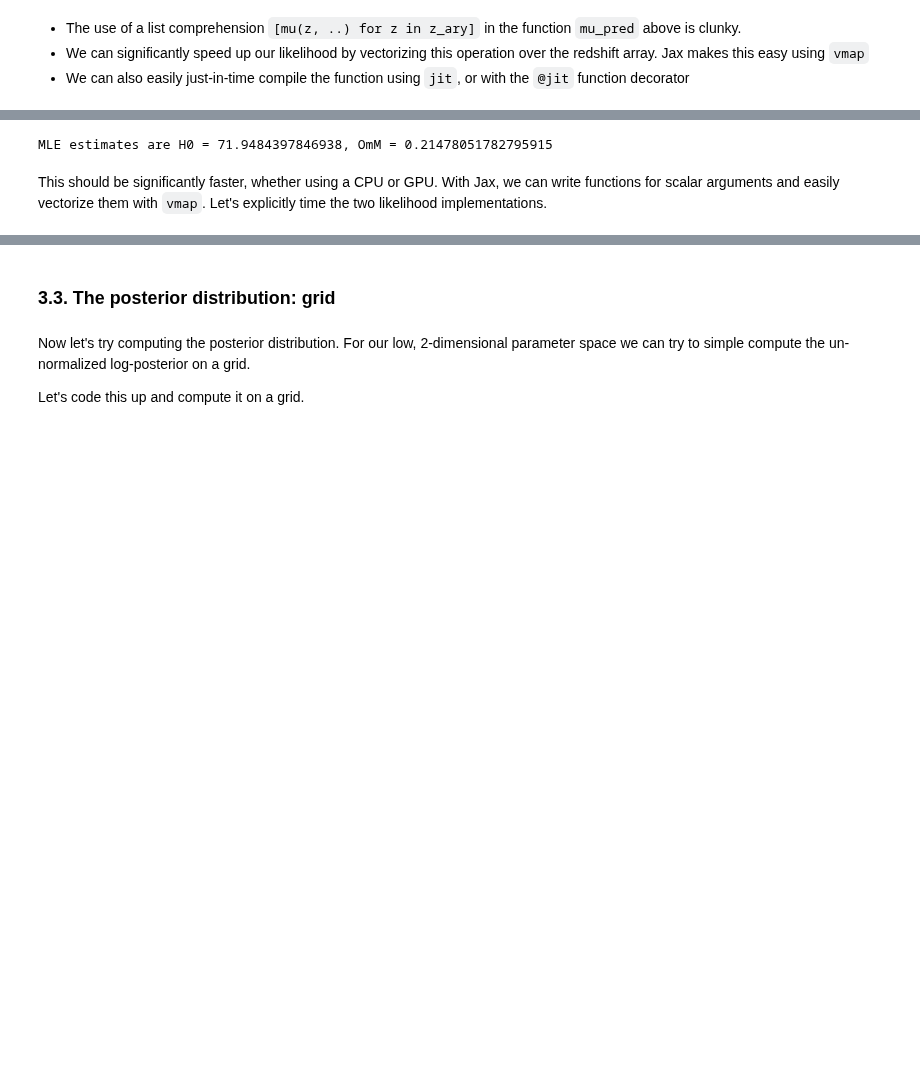
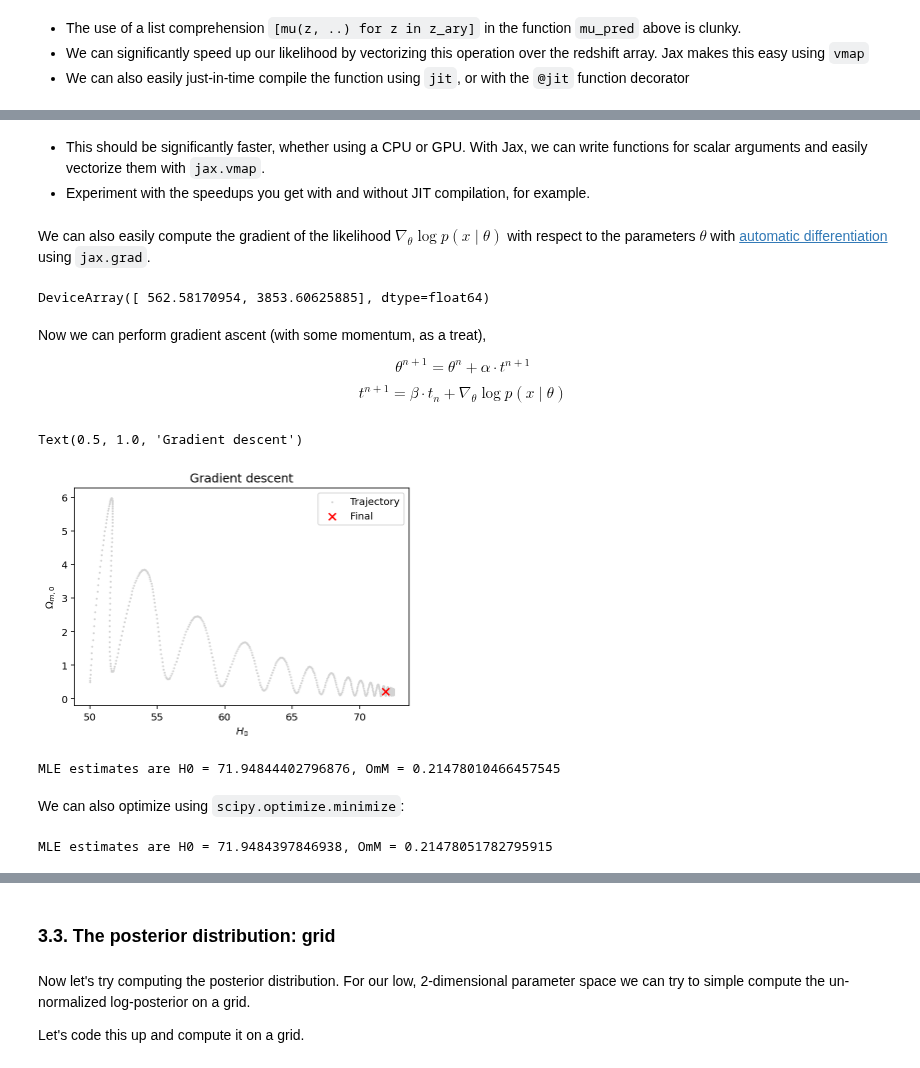
Before and after one commit to smsharma/deep-prob-prog-tutorials, a Jupyter notebook: 01_mcmc_and_vi.ipynb, the cells around one changed output, grey strips where cells are left out. Cells and saved outputs as stored; diff of their text form; code cells hidden in the pictures; blank space fills up the shorter version.

```diff
--- a/01_mcmc_and_vi.ipynb
+++ b/01_mcmc_and_vi.ipynb
@@ -287 +290,53 @@ Now try MLE inference again:
+# %% [markdown]
+- This should be significantly faster, whether using a CPU or GPU. With Jax, we can write functions for scalar arguments and easily vectorize them with `jax.vmap`.
+- Experiment with the speedups you get with and without JIT compilation, for example.
+# %% [markdown]
+We can also easily compute the gradient of the likelihood $\nabla_\theta \log p(x\mid\theta)$ with respect to the parameters $\theta$ with [automatic differentiation](https://jax.readthedocs.io/en/latest/notebooks/autodiff_cookbook.html) using `jax.grad`.
+# %%
+from jax import grad
+
+theta = jnp.array([50., 0.5])
+
+grad_log_likeihood = grad(log_likelihood_vmap)  # Define gradient function
+grad_log_likeihood(theta, zs, mm, dm)  # Compute gradient
+# %% [output]
+DeviceArray([ 562.58170954, 3853.60625885], dtype=float64)
+# %% [markdown]
+Now we can perform gradient ascent (with some momentum, as a treat),
+
+$$\theta^{n+1} = \theta^{n} + \alpha\cdot t^{n+1}$$
+$$t^{n+1} = \beta\cdot t_{n} + \nabla_\theta \log p(x\mid\theta)$$
+# %%
+from tqdm.notebook import tqdm
+
+theta = jnp.array([50., 0.5])  # Initial parameters
+grads = 0.
+alpha = 1e-5  # Learning rate
+beta = 0.99  # Momentum parameter
+
+n_iter = 3000
+
+theta_list = []
+for _ in tqdm(range(n_iter)):
+    theta_list.append(theta)
+    grads = grad_log_likeihood(theta, zs, mm, dm) + beta * grads
+    theta += grads * alpha  # Gradient update
+# %%
+plt.scatter(np.array(theta_list)[:, 0], np.array(theta_list)[:, 1], s=1, color='lightgrey', label="Trajectory")
+plt.scatter(theta[0], theta[1], marker='x', label="Final", color='red', s=50)
+
+plt.legend()
+
+plt.xlabel(r"$H_{0}$")
+plt.ylabel(r"$\Omega_{m,0}$")
+plt.title("Gradient descent")
+# %% [output]
+Text(0.5, 1.0, 'Gradient descent')
+[figure, added]
+# %%
+print("MLE estimates are H0 = {}, OmM = {}".format(theta[0], theta[1]))
+# %% [output]
+MLE estimates are H0 = 71.94844402796876, OmM = 0.21478010466457545
+# %% [markdown]
+We can also optimize using `scipy.optimize.minimize`:
 # %%
@@ -292,5 +349,3 @@ H0_mle, OmM0_mle = soln.x
 print("MLE estimates are H0 = {}, OmM = {}".format(H0_mle, OmM0_mle))
 # %% [output]
 MLE estimates are H0 = 71.9484397846938, OmM = 0.21478051782795915
-# %% [markdown]
-This should be significantly faster, whether using a CPU or GPU. With Jax, we can write functions for scalar arguments and easily vectorize them with `vmap`. Let's explicitly time the two likelihood implementations.
```
Also changed, not shown: parts of 17 cells of this notebook.
